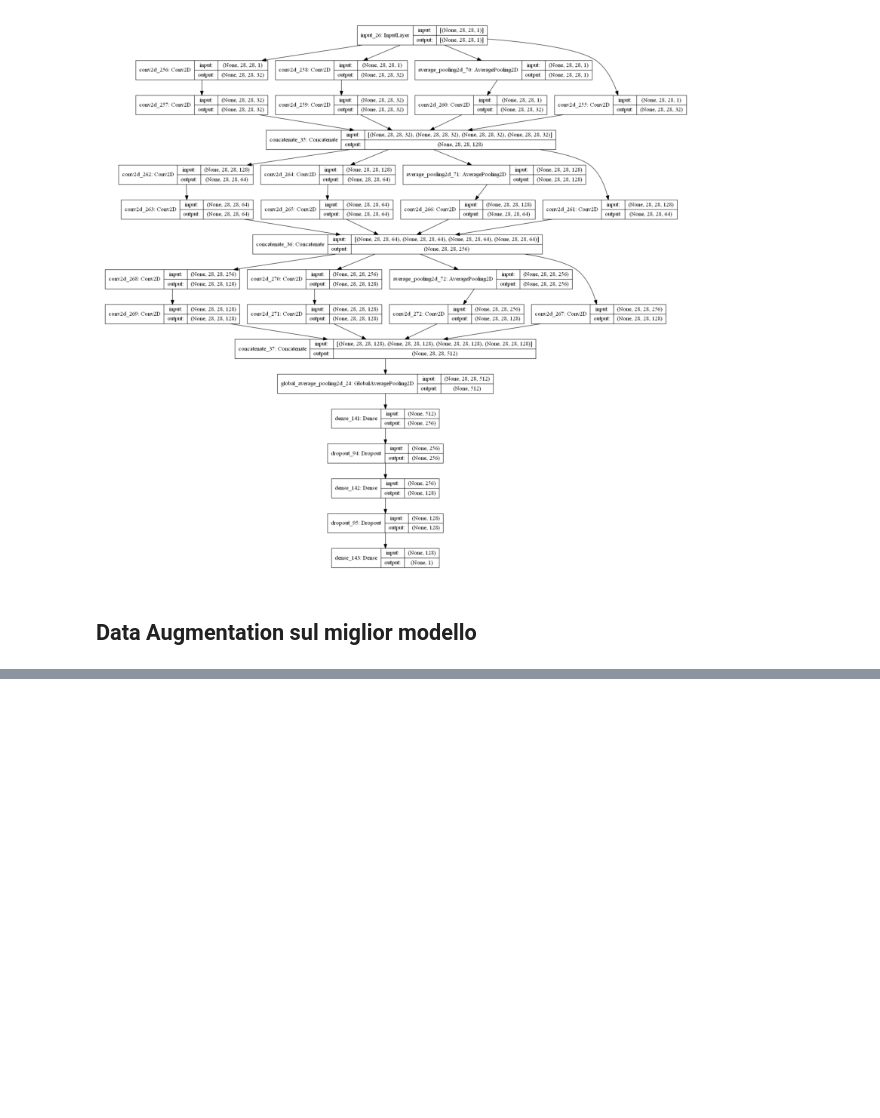
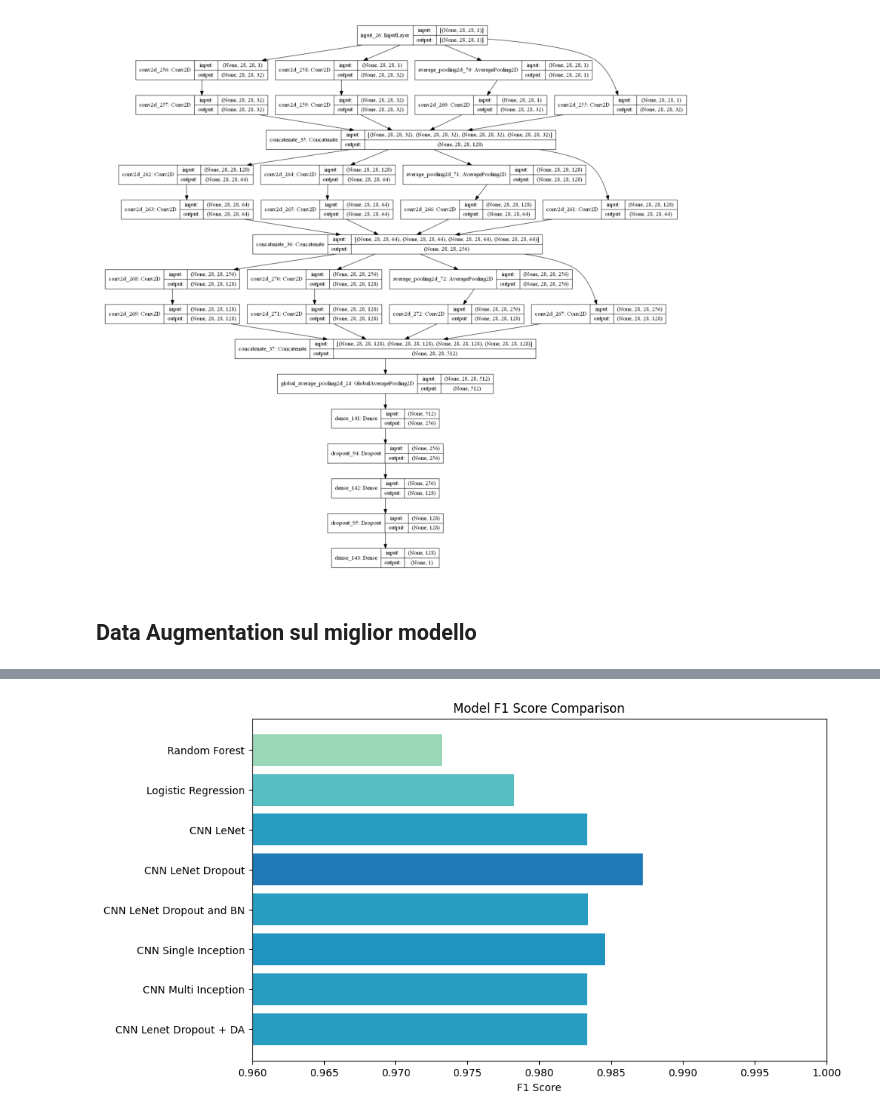
Before and after one commit to FilippoMuschera/Machine-Learning-Project, a Jupyter notebook: Progetto.ipynb, the cells around one changed output, grey strips where cells are left out. Cells and saved outputs as stored; diff of their text form; code cells hidden in the pictures; blank space fills up the shorter version.

```diff
--- a/Progetto.ipynb
+++ b/Progetto.ipynb
@@ -830,0 +1029,17 @@ add_result_to_csv('CNN Single Inception + DA', cnn_inception_single_da_accuracy)
+# %%
+f1s = []
+for model in models:
+    f1 = read_value_from_csv(model, 'f1.csv')
+    f1s.append(f1)
+
+norm = Normalize(vmin=0.96, vmax=1.0)
+colors = plt.cm.YlGnBu(norm(f1s))# Plot a bar chart
+plt.figure(figsize=(10, 6))
+plt.barh(models, f1s, color=colors)
+plt.xlabel('F1 Score')
+plt.title('Model F1 Score Comparison')
+plt.xlim(0.96, 1.0)  # Limit the x-axis to better visualize differences
+plt.gca().invert_yaxis()  # Invert y-axis to have the highest accuracy at the top
+plt.show()
+# %% [output]
+[figure, added]
```
Also changed, not shown: parts of 46 cells of this notebook, 2 other files.
